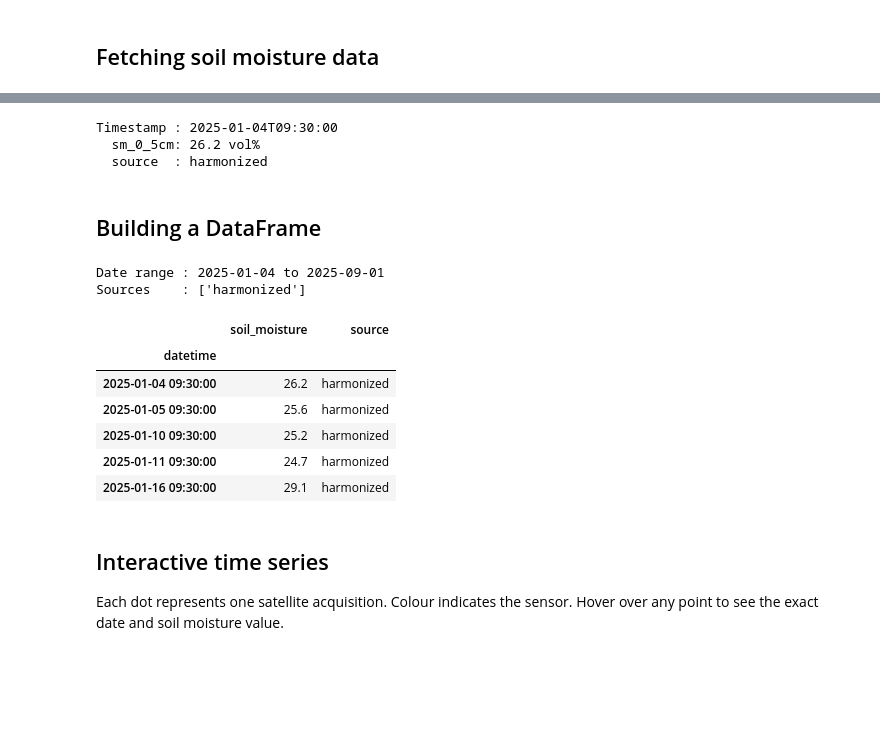
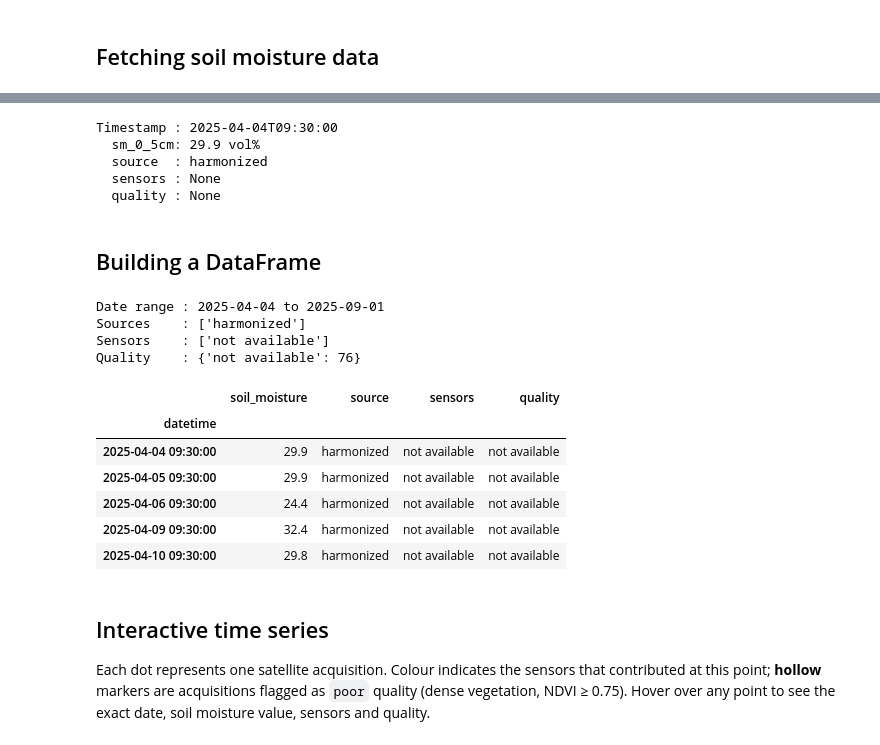
Before and after one commit to moistx-labs/moistx-api-examples, a Jupyter notebook: 01_getting_started.ipynb, the cells around one changed output, grey strips where cells are left out. Drawn from its saved outputs; the diff is of its cells as text; code cells hidden in the pictures; blank space fills up the shorter version.

Commit message:
MoistX metadata addition

```diff
--- a/01_getting_started.ipynb
+++ b/01_getting_started.ipynb
@@ -61,5 +64,10 @@ END       = '2025-12-31T00:00:00'
 # %% [markdown]
 ## Fetching soil moisture data
+# %%
+LATITUDE  = 39.55
+LONGITUDE = 22.30
+START     = '2025-04-01T00:00:00'
+END       = '2025-09-30T00:00:00'
 # %%
 response = requests.get(
     f'{BASE_URL}/get/point/soil-moisture',
@@ -88,35 +100,52 @@ entry = data[sample_key]
 print('Timestamp :', sample_key)
 print('  sm_0_5cm:', entry['sm_0_5cm'], 'vol%')
 print('  source  :', entry['source'])
+print('  sensors :', entry.get('sensors'))
+print('  quality :', entry.get('quality'))
 # %% [output]
-Timestamp : 2025-01-04T09:30:00
-  sm_0_5cm: 26.2 vol%
+Timestamp : 2025-04-04T09:30:00
+  sm_0_5cm: 29.9 vol%
   source  : harmonized
+  sensors : None
+  quality : None
 # %% [markdown]
 ## Building a DataFrame
 # %%
 records = [
-    {'datetime': pd.to_datetime(ts), 'soil_moisture': v['sm_0_5cm'], 'source': v['source']}
+    {
+        'datetime':      pd.to_datetime(ts),
+        'soil_moisture': v['sm_0_5cm'],
+        'source':        v['source'],
+        # e.g. ['Sentinel-2', 'Landsat-8/9'] → 'Sentinel-2 + Landsat-8/9'
+        'sensors':       ' + '.join(v['sensors']) if v.get('sensors') else 'not available',
+        'quality':       v.get('quality') or 'not available',
+    }
     for ts, v in data.items()
 ]
 df = pd.DataFrame(records).set_index('datetime').sort_index()
 
 print('Date range :', df.index.min().date(), 'to', df.index.max().date())
 print('Sources    :', sorted(df['source'].unique()))
+print('Sensors    :', sorted(df['sensors'].unique()))
+print('Quality    :', df['quality'].value_counts().to_dict())
 df.head()
 # %% [output]
-Date range : 2025-01-04 to 2025-09-01
+Date range : 2025-04-04 to 2025-09-01
 Sources    : ['harmonized']
+Sensors    : ['not available']
+Quality    : {'not available': 76}
-|  | soil_moisture | source |
-| datetime |  |  |
-| 2025-01-04 09:30:00 | 26.2 | harmonized |
-| 2025-01-05 09:30:00 | 25.6 | harmonized |
-| 2025-01-10 09:30:00 | 25.2 | harmonized |
-| 2025-01-11 09:30:00 | 24.7 | harmonized |
-| 2025-01-16 09:30:00 | 29.1 | harmonized |
+|  | soil_moisture | source | sensors | quality |
+| datetime |  |  |  |  |
+| 2025-04-04 09:30:00 | 29.9 | harmonized | not available | not available |
+| 2025-04-05 09:30:00 | 29.9 | harmonized | not available | not available |
+| 2025-04-06 09:30:00 | 24.4 | harmonized | not available | not available |
+| 2025-04-09 09:30:00 | 32.4 | harmonized | not available | not available |
+| 2025-04-10 09:30:00 | 29.8 | harmonized | not available | not available |
 # %% [markdown]
 ## Interactive time series
 
-Each dot represents one satellite acquisition. Colour indicates the sensor.
-Hover over any point to see the exact date and soil moisture value.
+Each dot represents one satellite acquisition. Colour indicates the sensors that
+contributed at this point; **hollow** markers are acquisitions flagged as `poor` quality
+(dense vegetation, NDVI ≥ 0.75). Hover over any point to see the exact date, soil moisture
+value, sensors and quality.
 # %%
```
Also changed, not shown: parts of 10 cells of this notebook, 7 other files.
